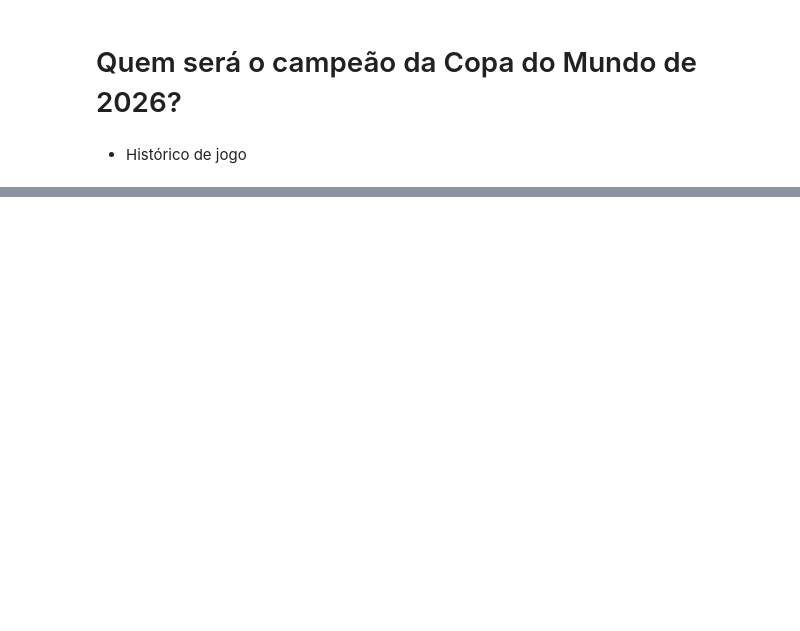
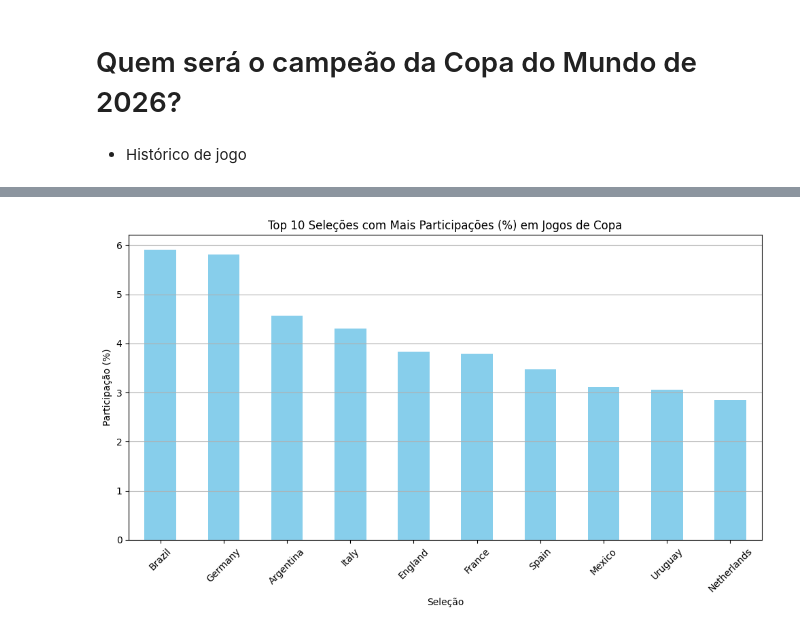
Before and after one commit to Jhonatarlp/Projeto_final_ciclo_basico_insper_Data, a Jupyter notebook: analise_jhon.ipynb, the cells around one changed output, grey strips where cells are left out. Drawn from its saved outputs; the diff is of its cells as text; code cells hidden in the pictures; blank space fills up the shorter version.

```diff
--- a/analise_jhon.ipynb
+++ b/analise_jhon.ipynb
@@ -42,0 +33,17 @@ fifa_results
+# %%
+decision.info()
+
+home_counts = decision['home_team'].value_counts()
+away_counts = decision['away_team'].value_counts()
+total_counts = home_counts.add(away_counts, fill_value=0).sort_values(ascending=False)
+
+goals_scored = decision.groupby('home_team')['home_score'].sum().add(
+    decision.groupby('away_team')['away_score'].sum(), fill_value=0
+).sort_values(ascending=False)
+
+decision['winner'] = decision.apply(
+    lambda row: row['home_team'] if row['home_score'] > row['away_score']
+    else row['away_team'] if row['away_score'] > row['home_score']
+    else 'Draw', axis=1)
+
+win_counts = decision['winner'].value_counts()
@@ -42,0 +130,9 @@ fifa_results
+# %%
+copa_decision = decision[decision['tournament'] == 'FIFA World Cup']
+
+cup_teams = pd.concat([copa_decision['home_team'], copa_decision['away_team']])
+cup_team_counts = cup_teams.value_counts()
+
+cup_goals = copa_decision.groupby('home_team')['home_score'].sum().add(
+    copa_decision.groupby('away_team')['away_score'].sum(), fill_value=0
+).sort_values(ascending=False)
@@ -42,0 +155,14 @@ fifa_results
+# %%
+top_teams = cup_team_counts.head(10)
+top_teams_percent = (top_teams / cup_team_counts.sum()) * 100
+plt.figure(figsize=(10,6))
+top_teams_percent.plot(kind='bar', color='skyblue')
+plt.title('Top 10 Seleções com Mais Participações (%) em Jogos de Copa')
+plt.xlabel('Seleção')
+plt.ylabel('Participação (%)')
+plt.xticks(rotation=45)
+plt.grid(axis='y')
+plt.tight_layout()
+plt.show()
+# %% [output]
+[figure, added]
```
Also changed, not shown: parts of 28 cells of this notebook, 2 other files.
